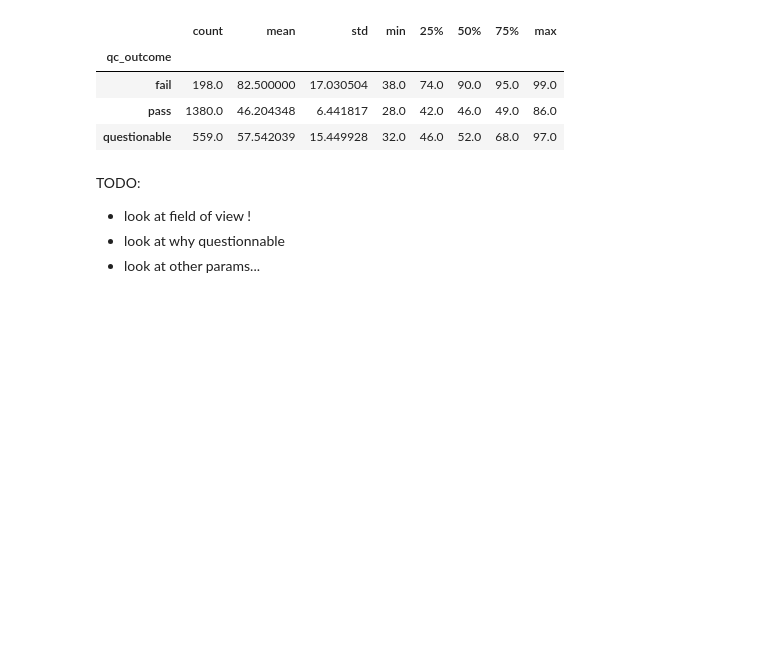
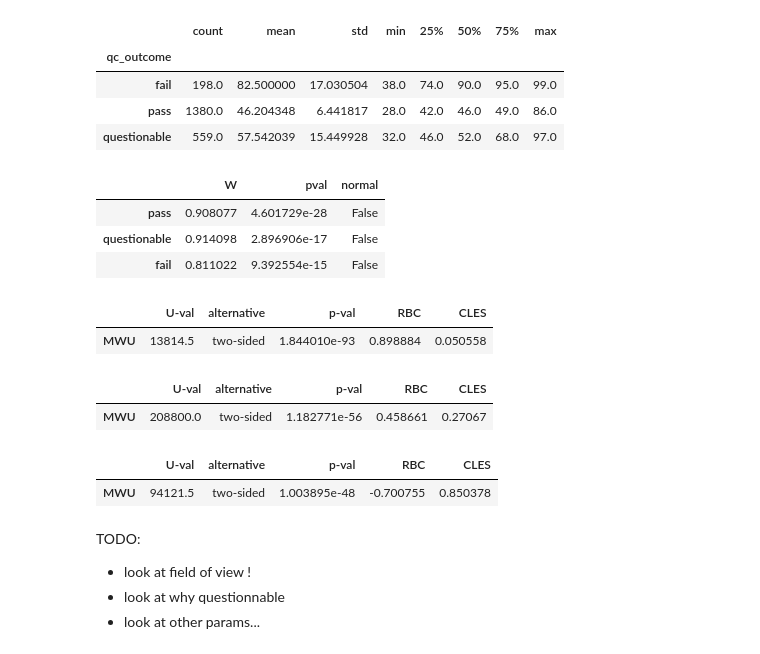
Before and after one commit to garciaml/BrainQCNet_paper_results, a Jupyter notebook: Figures_new.ipynb, the cells around one changed output. Saved outputs shown, nothing was run; the diff lists cells and outputs as text; code cells hidden in the pictures; blank space fills up the shorter version.

Commit message:
adding Mann-Whitney U-tests

```diff
--- a/Figures_new.ipynb
+++ b/Figures_new.ipynb
@@ -2100,6 +2100,35 @@ df_abcd_preds.groupby("qc_outcome").proba.describe()
 | fail | 198.0 | 82.500000 | 17.030504 | 38.0 | 74.0 | 90.0 | 95.0 | 99.0 |
 | pass | 1380.0 | 46.204348 | 6.441817 | 28.0 | 42.0 | 46.0 | 49.0 | 86.0 |
 | questionable | 559.0 | 57.542039 | 15.449928 | 32.0 | 46.0 | 52.0 | 68.0 | 97.0 |
+# %%
+# T-test
+import pingouin as pg
+# df_abcd_preds[df_abcd_preds.qc_outcome == "pass"]["proba"]
+
+pg.normality(df_abcd_preds, dv="proba", group="qc_outcome")
+# %% [output]
+|  | W | pval | normal |
+| pass | 0.908077 | 4.601729e-28 | False |
+| questionable | 0.914098 | 2.896906e-17 | False |
+| fail | 0.811022 | 9.392554e-15 | False |
+# %%
+pg.mwu(df_abcd_preds[df_abcd_preds.qc_outcome == "pass"]["proba"].values,
+      df_abcd_preds[df_abcd_preds.qc_outcome == "fail"]["proba"].values)
+# %% [output]
+|  | U-val | alternative | p-val | RBC | CLES |
+| MWU | 13814.5 | two-sided | 1.844010e-93 | 0.898884 | 0.050558 |
+# %%
+pg.mwu(df_abcd_preds[df_abcd_preds.qc_outcome == "pass"]["proba"].values,
+      df_abcd_preds[df_abcd_preds.qc_outcome == "questionable"]["proba"].values)
+# %% [output]
+|  | U-val | alternative | p-val | RBC | CLES |
+| MWU | 208800.0 | two-sided | 1.182771e-56 | 0.458661 | 0.27067 |
+# %%
+pg.mwu(df_abcd_preds[df_abcd_preds.qc_outcome == "fail"]["proba"].values,
+      df_abcd_preds[df_abcd_preds.qc_outcome == "questionable"]["proba"].values)
+# %% [output]
+|  | U-val | alternative | p-val | RBC | CLES |
+| MWU | 94121.5 | two-sided | 1.003895e-48 | -0.700755 | 0.850378 |
 # %% [markdown]
 TODO:
 - look at field of view !
```
Also changed, not shown: parts of 7 cells of this notebook.
